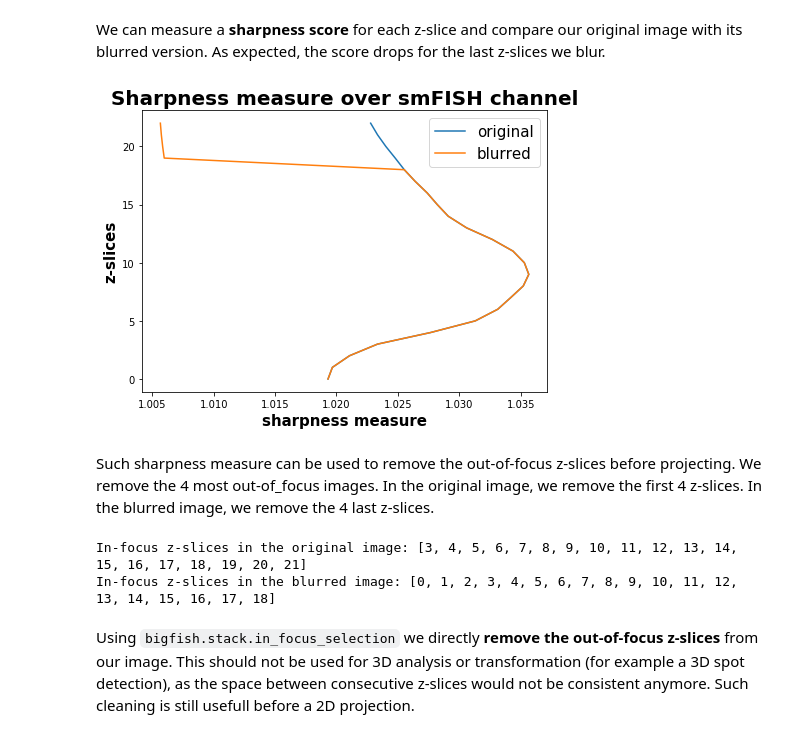
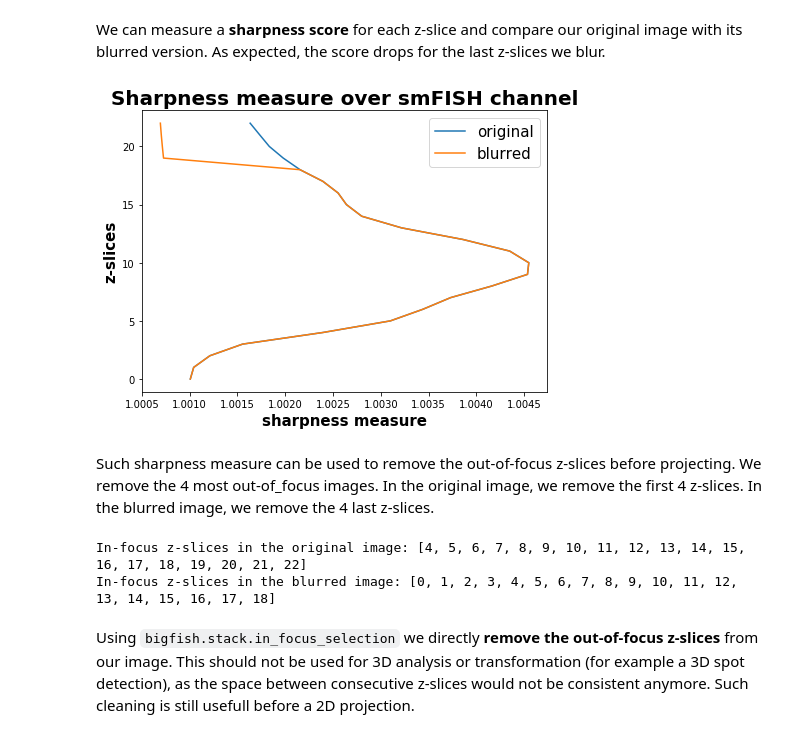
Before and after one commit to fish-quant/big-fish-examples, a Jupyter notebook: notebooks/3 - Project in two dimensions.ipynb, the cells around one changed output. Drawn from its saved outputs; the diff is of its cells as text; code cells hidden in the pictures.

```diff
--- a/notebooks/3 - Project in two dimensions.ipynb
+++ b/notebooks/3 - Project in two dimensions.ipynb
@@ -88,23 +88,23 @@ plot.plot_images(images, titles=titles, framesize=(10, 8), contrast=True)
 # %% [markdown]
 We can measure a **sharpness score** for each z-slice and compare our original image with its blurred version. As expected, the score drops for the last z-slices we blur.
 # %%
-_, global_focus = stack.focus_measurement(rna, neighborhood_size=30, cast_8bit=False)
-_, global_focus_blurred = stack.focus_measurement(rna_blurred, neighborhood_size=30, cast_8bit=False)
-measures = [global_focus, global_focus_blurred]
+focus = stack.compute_focus(rna, neighborhood_size=31)
+focus_blurred = stack.compute_focus(rna_blurred, neighborhood_size=31)
+measures = [focus.mean(axis=(1, 2)), focus_blurred.mean(axis=(1, 2))]
 plot.plot_sharpness(measures, labels=["original", "blurred"],
                     title="Sharpness measure over smFISH channel", framesize=(7, 5))
 # %% [output]
-[figure, old version]
+[figure, new version]
 # %% [markdown]
 Such sharpness measure can be used to remove the out-of-focus z-slices before projecting. We remove the 4 most out-of_focus images. In the original image, we remove the first 4 z-slices. In the blurred image, we remove the 4 last z-slices.
 # %%
-nb_to_keep = global_focus.size - 4
-z_indices_to_keep = stack.get_in_focus_indices(global_focus, proportion=nb_to_keep)
+nb_to_keep = rna.shape[0] - 4
+z_indices_to_keep = stack.get_in_focus_indices(focus, proportion=nb_to_keep)
 print("In-focus z-slices in the original image:", z_indices_to_keep)
-z_indices_to_keep_blurred = stack.get_in_focus_indices(global_focus_blurred, proportion=nb_to_keep)
+z_indices_to_keep_blurred = stack.get_in_focus_indices(focus_blurred, proportion=nb_to_keep)
 print("In-focus z-slices in the blurred image:", z_indices_to_keep_blurred)
 # %% [output]
-In-focus z-slices in the original image: [3, 4, 5, 6, 7, 8, 9, 10, 11, 12, 13, 14, 15, 16, 17, 18, 19, 20, 21]
+In-focus z-slices in the original image: [4, 5, 6, 7, 8, 9, 10, 11, 12, 13, 14, 15, 16, 17, 18, 19, 20, 21, 22]
 In-focus z-slices in the blurred image: [0, 1, 2, 3, 4, 5, 6, 7, 8, 9, 10, 11, 12, 13, 14, 15, 16, 17, 18]
 # %% [markdown]
 Using `bigfish.stack.in_focus_selection` we directly **remove the out-of-focus z-slices** from our image. This should not be used for 3D analysis or transformation (for example a 3D spot detection), as the space between consecutive z-slices would not be consistent anymore. Such cleaning is still usefull before a 2D projection.
```
Also changed, not shown: parts of 5 cells of this notebook, 6 other files.
